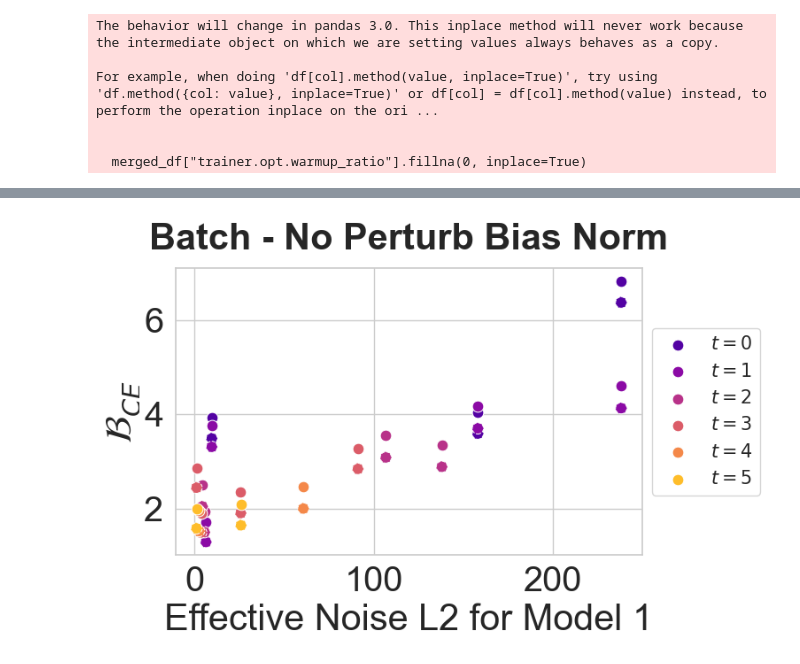
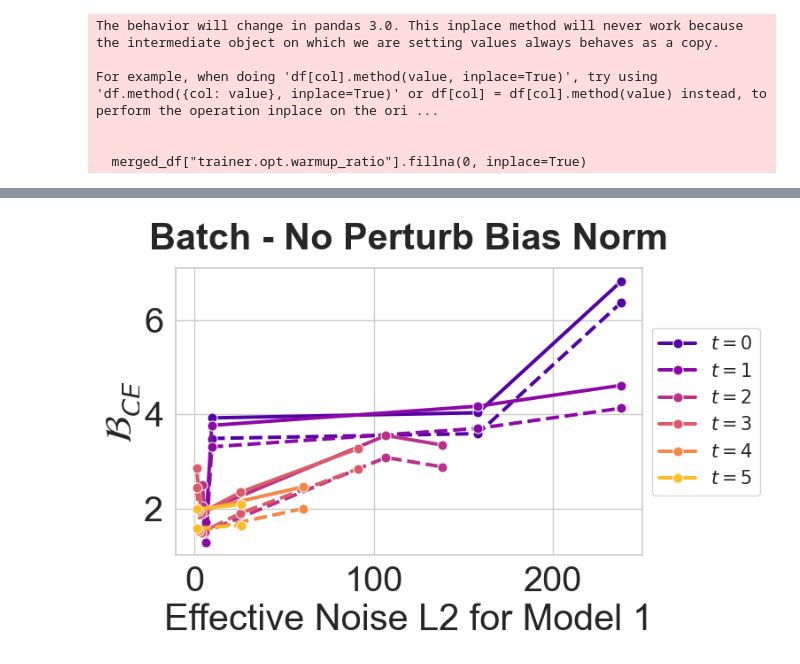
Before and after one commit to gsaltintas/lmc, a Jupyter notebook: notebooks/butterfly-plots.ipynb, the cells around one changed output, grey strips where cells are left out. Saved outputs shown, nothing was run; the diff lists cells and outputs as text; code cells hidden in the pictures.

```diff
--- a/notebooks/butterfly-plots.ipynb
+++ b/notebooks/butterfly-plots.ipynb
@@ -141,16 +143,16 @@ t = plot_perturb_barrier(merged_df, registry, perturb_method, base_name, x_metri
 # %%
 from lmc.logging.plot import plot_perturb_barrier
 perturb_method = "batch"
 # perturb_method = "gaussian"
 base_name = "lmc_train_0_1"
 base_name = "lmc_loss_train_0_1"
 zoom = "first"
 zoom = None
 # zoom = "last"
 x_metric = "noise_l2_scaled_1"
 title=f"{perturb_method} - No perturb Bias Norm".title()
 legend_template = r"$t={{{}}}$"
 
-t = plot_perturb_barrier(merged_df, registry, perturb_method, base_name, x_metric=x_metric, zoom=zoom, filter_bad_runs=False, separate_legend=False, labels=["perturb_step"], save_fig=False, plot_type="scatter", title=title, legend_template=legend_template)
+t = plot_perturb_barrier(merged_df, registry, perturb_method, base_name, x_metric=x_metric, zoom=zoom, filter_bad_runs=False, separate_legend=False, labels=["perturb_step"], save_fig=False, plot_type="line", title=title, legend_template=legend_template)
 # %% [output]
-[figure, old version]
+[figure, new version]
```
Also changed, not shown: parts of 4 cells of this notebook, 4 other files.
